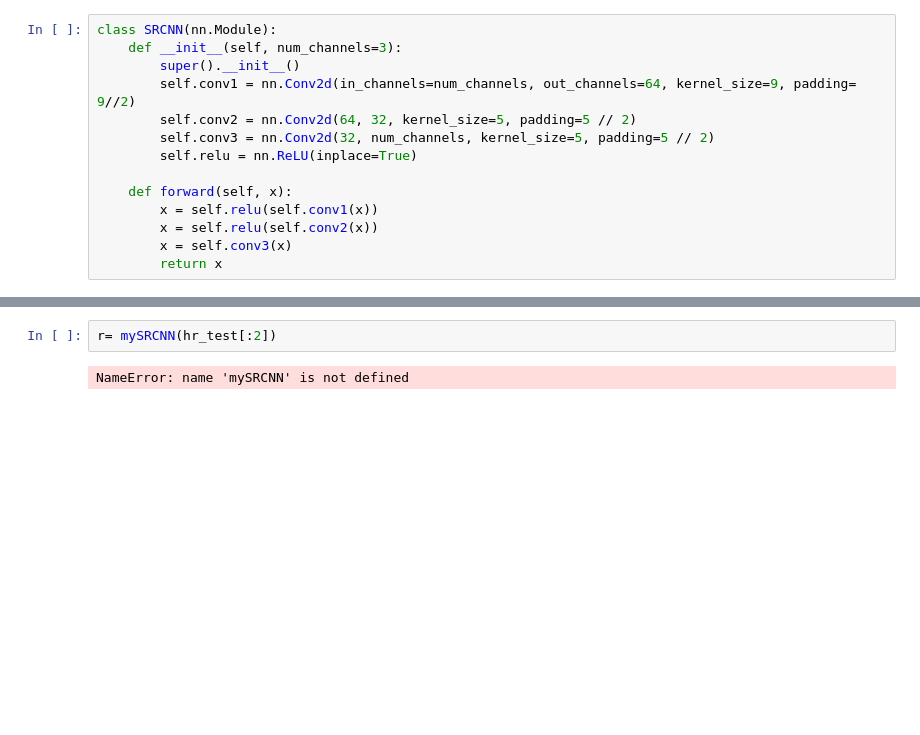
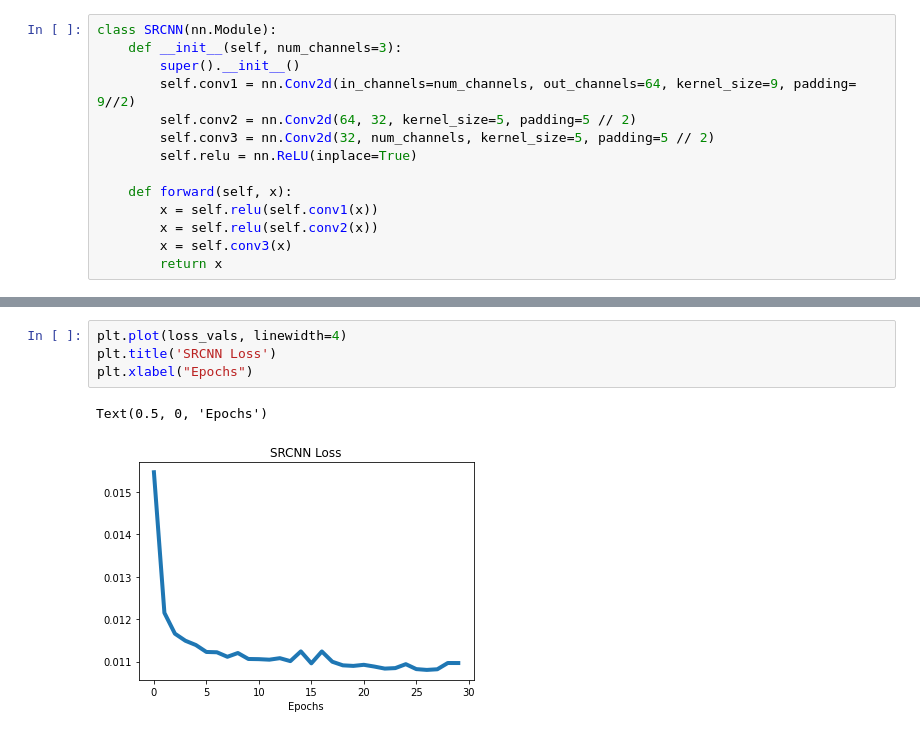
Before and after one commit to AndyPietr/Super-Resolution, a Jupyter notebook: main.ipynb, the cells around one changed output, grey strips where cells are left out. Cells and saved outputs as stored; diff of their text form; blank space fills up the shorter version.

```diff
--- a/main.ipynb
+++ b/main.ipynb
@@ -310,4 +340,7 @@ plot_results(5,col1=lr_test, col2=results, col3=hr_test, start_from_image=2)
-# %%
-r= mySRCNN(hr_test[:2])
-# %% [output]
-NameError: name 'mySRCNN' is not defined
+# %%
+plt.plot(loss_vals, linewidth=4)
+plt.title('SRCNN Loss')
+plt.xlabel("Epochs")
+# %% [output]
+Text(0.5, 0, 'Epochs')
+[figure, added]
```
Also changed, not shown: parts of 15 cells of this notebook, 1 other file.
